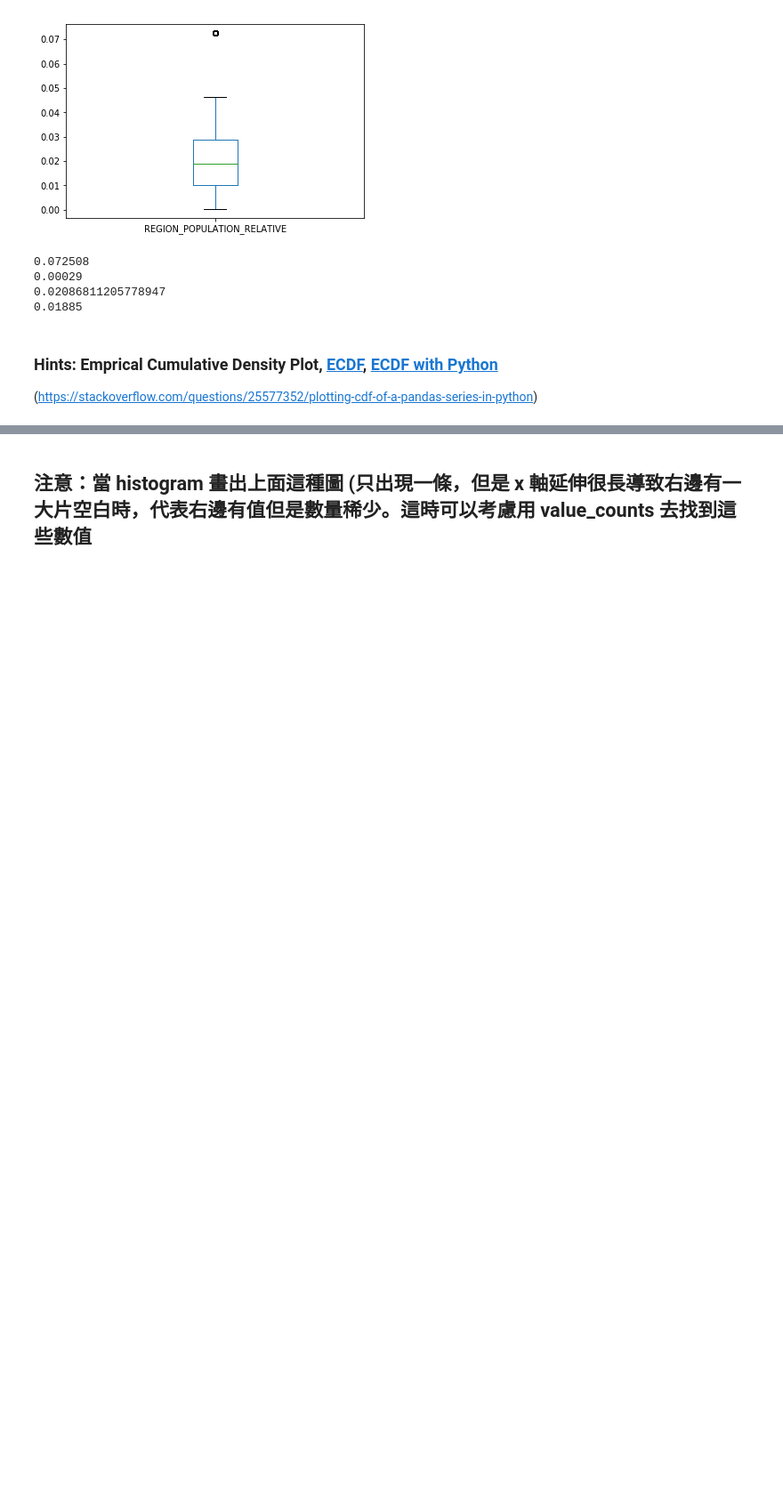
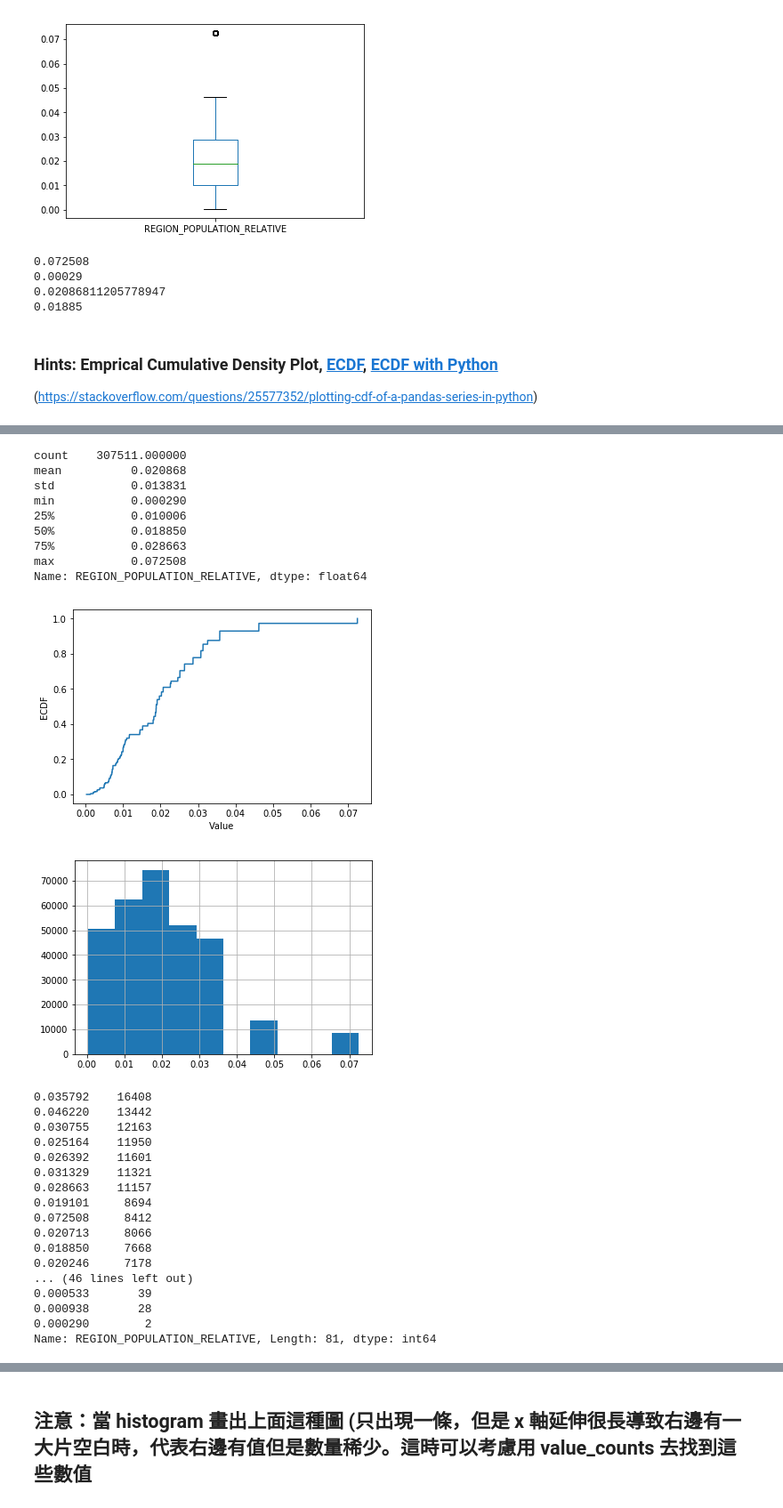
Before and after one commit to cainhighwind/2nd-ML100Days, a Jupyter notebook: homework/Day_006_HW.ipynb, the cells around one changed output, grey strips where cells are left out. Shown: that part at 89% size. Drawn from its saved outputs; the diff is of its cells as text; code cells hidden in the pictures; blank space fills up the shorter version.

```diff
--- a/homework/Day_006_HW.ipynb
+++ b/homework/Day_006_HW.ipynb
@@ -146,27 +149,57 @@ Name: AMT_INCOME_TOTAL, dtype: float64
 # %%
 # 最大值落在分布之外
 print(app_train['REGION_POPULATION_RELATIVE'].describe())
 
 # 繪製 Empirical Cumulative Density Plot (ECDF)
 """
 Your Code Here
 """
-cdf =
-
+#cdf =
+hist = np.histogram(app_train['REGION_POPULATION_RELATIVE'],1000000)
+cdf = pd.Series(hist[0], index = (hist[1][:-1]+hist[1][1:])/2).cumsum()
 
 plt.plot(list(cdf.index), cdf/cdf.max())
 plt.xlabel('Value')
 plt.ylabel('ECDF')
 plt.ylim([-0.05,1.05]) # 限制顯示圖片的範圍
 plt.show()
 
 app_train['REGION_POPULATION_RELATIVE'].hist()
 plt.show()
 
 app_train['REGION_POPULATION_RELATIVE'].value_counts()
 
 # 就以這個欄位來說，雖然有資料掉在分布以外，也不算異常，僅代表這間公司在稍微熱鬧的地區有的據點較少，
 # 導致 region population relative 在少的部分較為密集，但在大的部分較為疏漏
+# %% [output]
+count    307511.000000
+mean          0.020868
+std           0.013831
+min           0.000290
+25%           0.010006
+50%           0.018850
+75%           0.028663
+max           0.072508
+Name: REGION_POPULATION_RELATIVE, dtype: float64
+[figure, added]
+[figure, added]
+0.035792    16408
+0.046220    13442
+0.030755    12163
+0.025164    11950
+0.026392    11601
+0.031329    11321
+0.028663    11157
+0.019101     8694
+0.072508     8412
+0.020713     8066
+0.018850     7668
+0.020246     7178
+... (46 lines left out)
+0.000533       39
+0.000938       28
+0.000290        2
+Name: REGION_POPULATION_RELATIVE, Length: 81, dtype: int64
 # %%
 # 最大值落在分布之外
 print(app_train['OBS_60_CNT_SOCIAL_CIRCLE'].describe())
```
Also changed, not shown: parts of 4 cells of this notebook.
